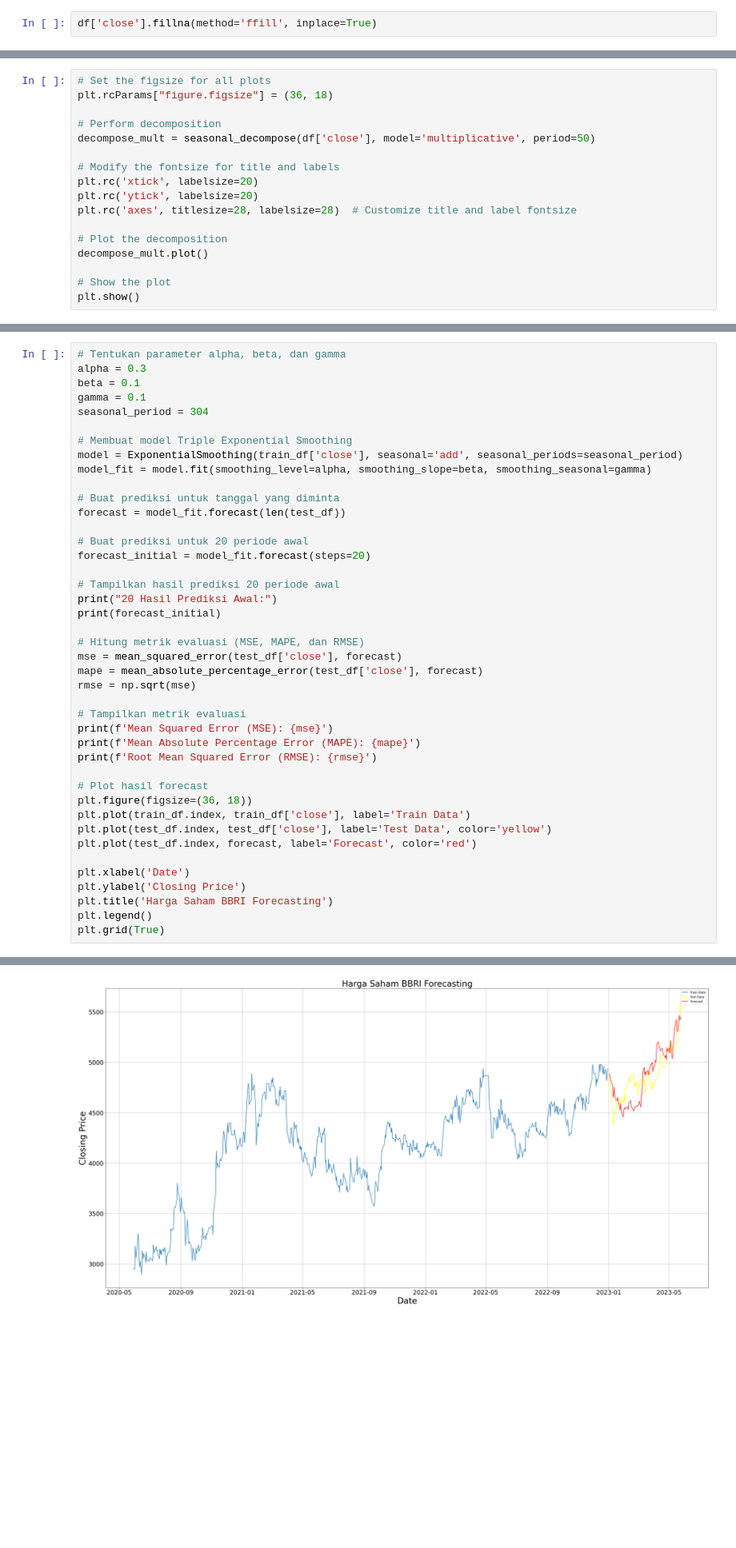
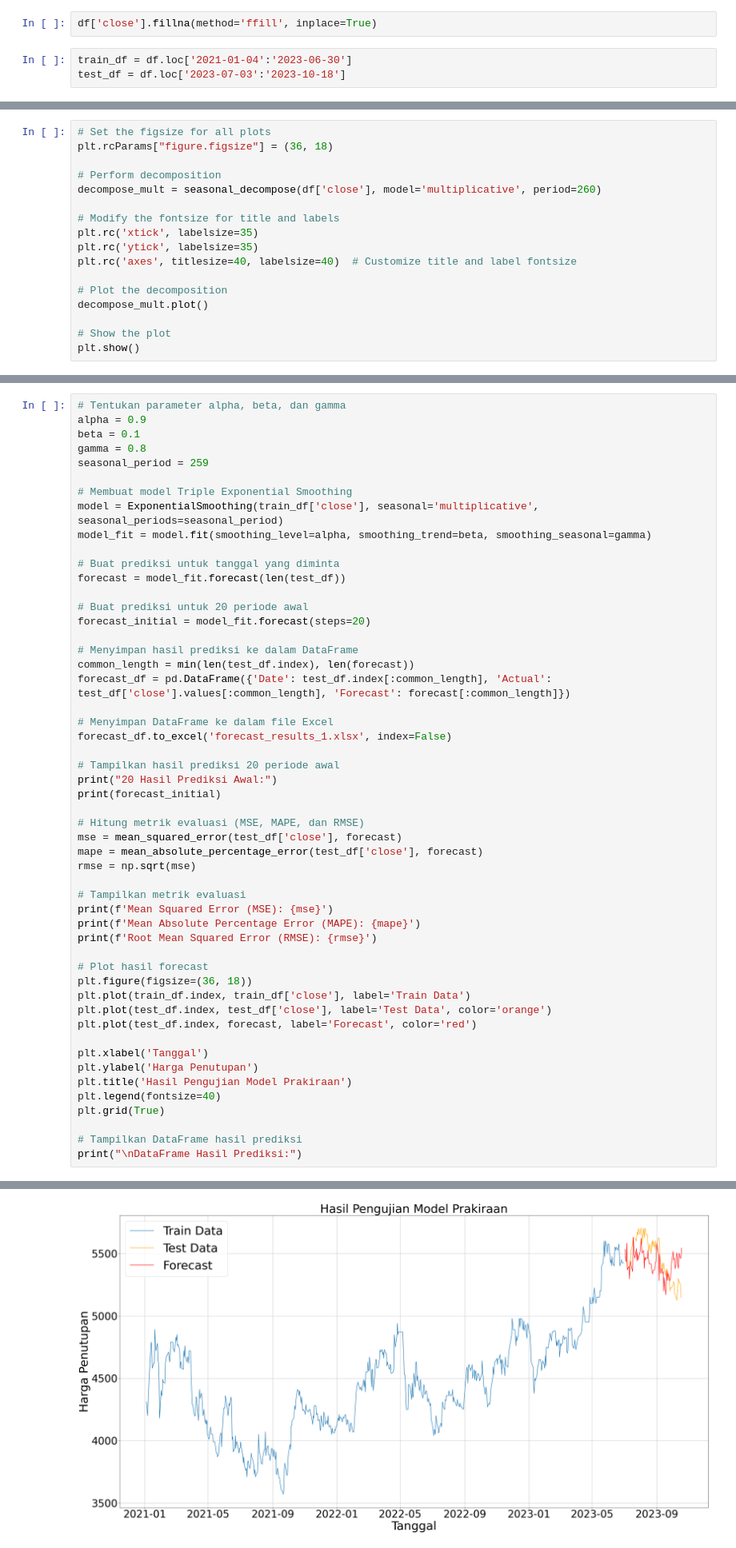
Before and after one commit to BariqPribadi/Aplikasi-Prakiraan-Saham-BBRI, a Jupyter notebook: prakiraan_sahamBBRI.ipynb, the cells around one changed output, grey strips where cells are left out. Shown at 80% size. Drawn from its saved outputs; the diff is of its cells as text; blank space fills up the shorter version.

```diff
--- a/prakiraan_sahamBBRI.ipynb
+++ b/prakiraan_sahamBBRI.ipynb
@@ -138,5 +139,8 @@ test_df = df.loc['2023-01-02':'2023-05-25']
 # %%
 df['close'].fillna(method='ffill', inplace=True)
+# %%
+train_df = df.loc['2021-01-04':'2023-06-30']
+test_df = df.loc['2023-07-03':'2023-10-18']
 # %%
 # Mengatur ukuran grafik
 plt.figure(figsize=(36, 18))
@@ -164,12 +168,12 @@ plt.show()
 plt.rcParams["figure.figsize"] = (36, 18)
 
 # Perform decomposition
-decompose_mult = seasonal_decompose(df['close'], model='multiplicative', period=50)
+decompose_mult = seasonal_decompose(df['close'], model='multiplicative', period=260)
 
 # Modify the fontsize for title and labels
-plt.rc('xtick', labelsize=20)
-plt.rc('ytick', labelsize=20)
-plt.rc('axes', titlesize=28, labelsize=28)  # Customize title and label fontsize
+plt.rc('xtick', labelsize=35)
+plt.rc('ytick', labelsize=35)
+plt.rc('axes', titlesize=40, labelsize=40)  # Customize title and label fontsize
 
 # Plot the decomposition
 decompose_mult.plot()
@@ -268,19 +286,26 @@ print(f"MAPE Terbaik: {best_mape}%")
 # %%
 # Tentukan parameter alpha, beta, dan gamma
-alpha = 0.3
+alpha = 0.9
 beta = 0.1
-gamma = 0.1
-seasonal_period = 304
+gamma = 0.8
+seasonal_period = 259
 
 # Membuat model Triple Exponential Smoothing
-model = ExponentialSmoothing(train_df['close'], seasonal='add', seasonal_periods=seasonal_period)
-model_fit = model.fit(smoothing_level=alpha, smoothing_slope=beta, smoothing_seasonal=gamma)
+model = ExponentialSmoothing(train_df['close'], seasonal='multiplicative', seasonal_periods=seasonal_period)
+model_fit = model.fit(smoothing_level=alpha, smoothing_trend=beta, smoothing_seasonal=gamma)
 
 # Buat prediksi untuk tanggal yang diminta
 forecast = model_fit.forecast(len(test_df))
 
 # Buat prediksi untuk 20 periode awal
 forecast_initial = model_fit.forecast(steps=20)
+
+# Menyimpan hasil prediksi ke dalam DataFrame
+common_length = min(len(test_df.index), len(forecast))
+forecast_df = pd.DataFrame({'Date': test_df.index[:common_length], 'Actual': test_df['close'].values[:common_length], 'Forecast': forecast[:common_length]})
+
+# Menyimpan DataFrame ke dalam file Excel
+forecast_df.to_excel('forecast_results_1.xlsx', index=False)
 
 # Tampilkan hasil prediksi 20 periode awal
 print("20 Hasil Prediksi Awal:")
@@ -299,13 +324,16 @@ print(f'Root Mean Squared Error (RMSE): {rmse}')
 # Plot hasil forecast
 plt.figure(figsize=(36, 18))
 plt.plot(train_df.index, train_df['close'], label='Train Data')
-plt.plot(test_df.index, test_df['close'], label='Test Data', color='yellow')
+plt.plot(test_df.index, test_df['close'], label='Test Data', color='orange')
 plt.plot(test_df.index, forecast, label='Forecast', color='red')
 
-plt.xlabel('Date')
-plt.ylabel('Closing Price')
-plt.title('Harga Saham BBRI Forecasting')
-plt.legend()
+plt.xlabel('Tanggal')
+plt.ylabel('Harga Penutupan')
+plt.title('Hasil Pengujian Model Prakiraan')
+plt.legend(fontsize=40)
 plt.grid(True)
+
+# Tampilkan DataFrame hasil prediksi
+print("\nDataFrame Hasil Prediksi:")
 # %% [output]
 20 Hasil Prediksi Awal:
@@ -328,3 +356,3 @@ Mean Absolute Percentage Error (MAPE): 0.0303918014306006
-[figure, old version]
+[figure, new version]
 # %%
 # Inisialisasi variabel untuk menyimpan hasil terbaik
```
Also changed, not shown: parts of 17 cells of this notebook, 4 other files.
